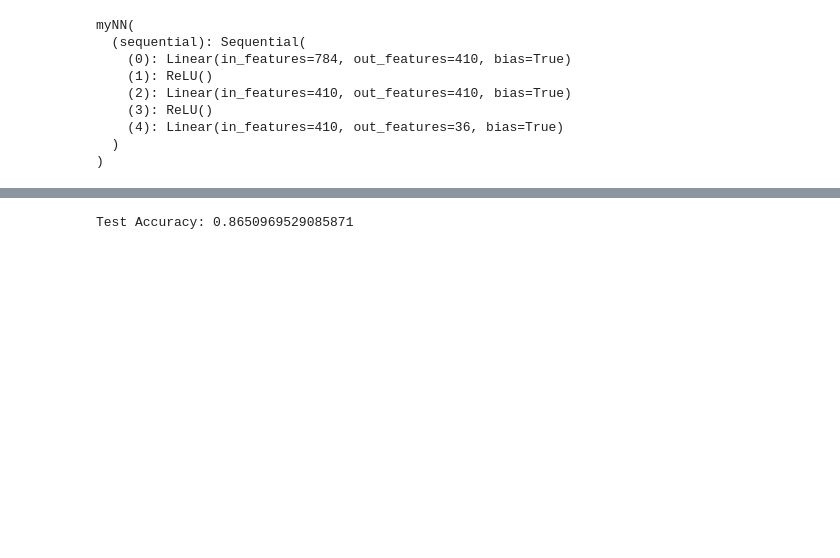
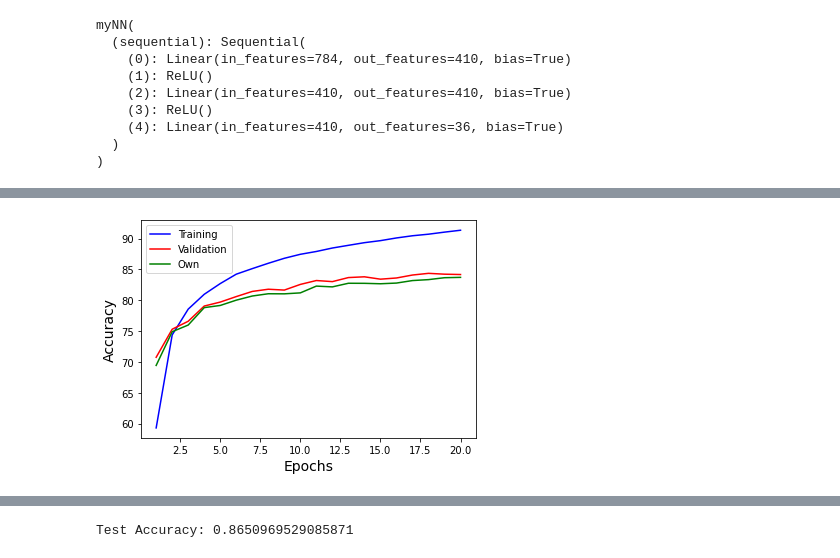
Before and after one commit to Stevenshi12/License-Plate-Classification, a Jupyter notebook: FNN.ipynb, the cells around one changed output, grey strips where cells are left out. Saved outputs shown, nothing was run; the diff lists cells and outputs as text; code cells hidden in the pictures; blank space fills up the shorter version.

```diff
--- a/FNN.ipynb
+++ b/FNN.ipynb
@@ -337,3 +340,14 @@ WARNING:matplotlib.legend:No handles with labels found to put in legend.
+# %%
+epochs = np.arange(1, len(losses) + 1)
+plt.plot(epochs, np.array(accuracies) * 100, c = 'b', label = 'Training')
+plt.plot(epochs, np.array(validation_accuracies) * 100, c = 'r', label = 'Validation')
+plt.plot(epochs, np.array(own_accuracies) * 100, c = 'g', label = 'Own')
+plt.xlabel('Epochs', fontsize =14)
+plt.ylabel('Accuracy', fontsize = 14)
+plt.legend()
+plt.savefig(f"Accuracy Epochs_{hyperparameters['num_epochs']}_LR_{hyperparameters['lr']}_Batch_{hyperparameters['batch_size']}.png", bbox_inches='tight')
+# %% [output]
+[figure, added]
 # %%
 # print final accuracies
 print('Train Accuracy: '+str(accuracies[-1]))
```
Also changed, not shown: parts of 10 cells of this notebook.
